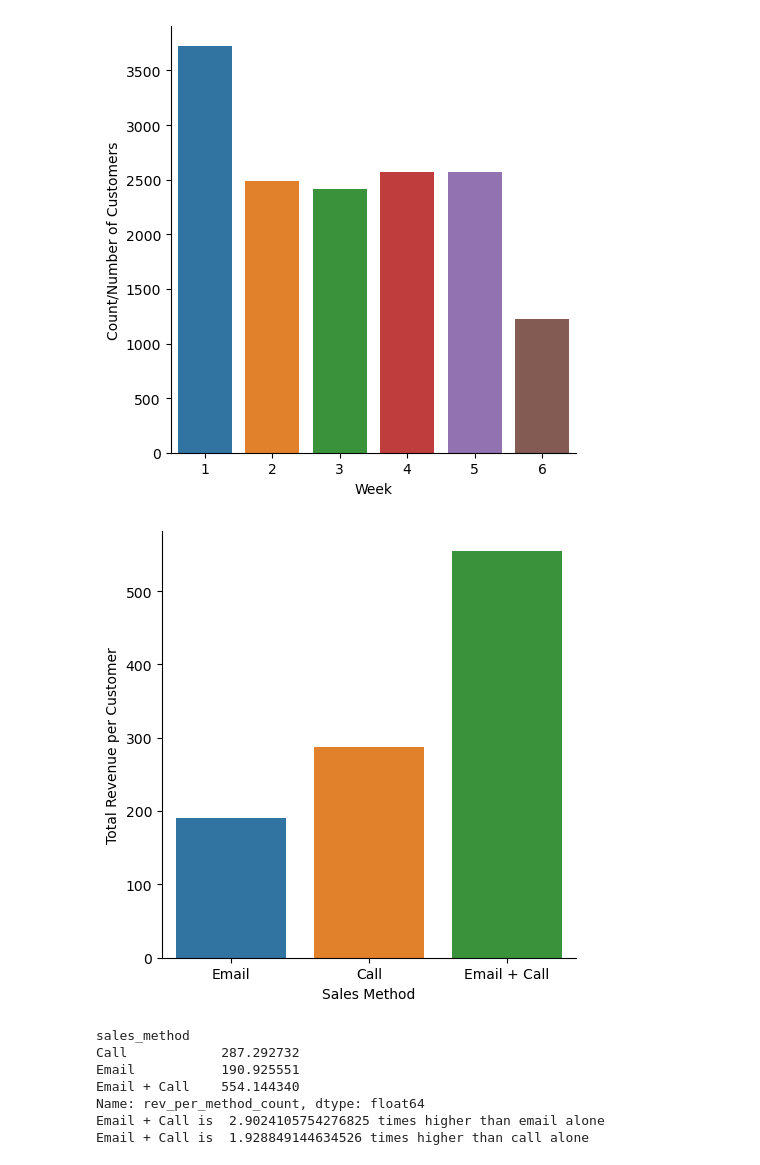
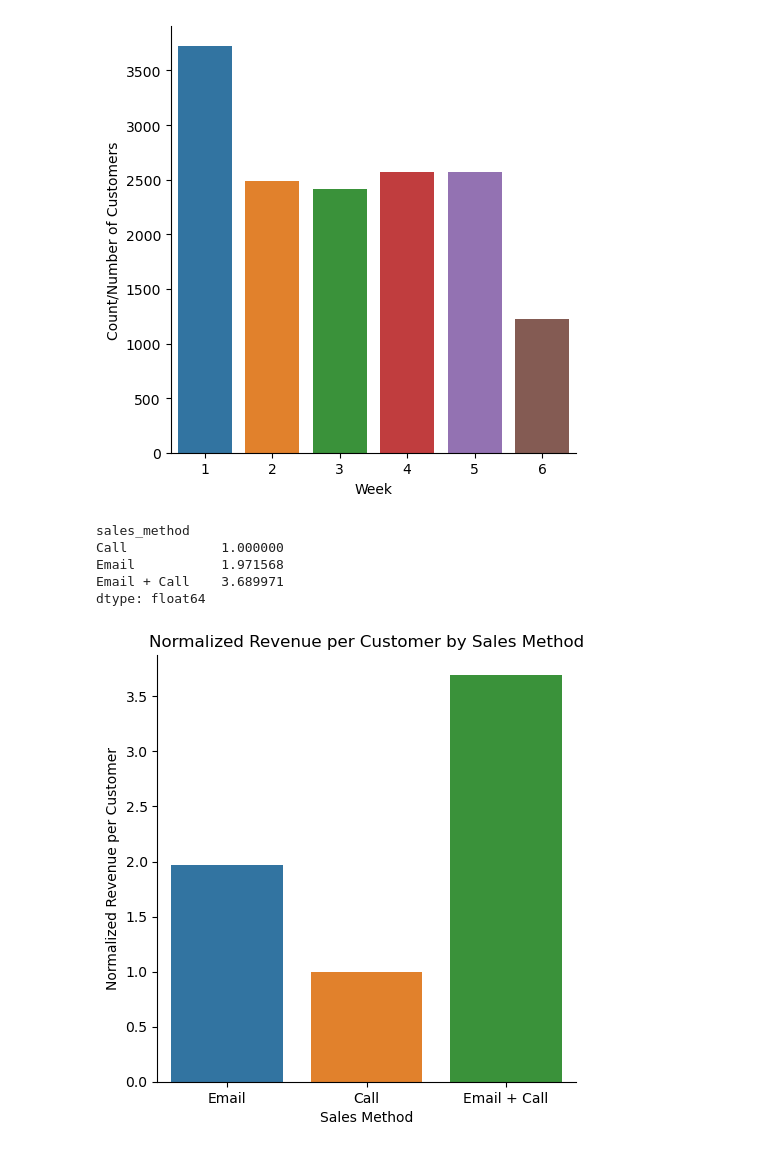
Before and after one commit to Vicbeg/product-sales, a Jupyter notebook: Pens&Printers_analysis_Python.ipynb, the cells around one changed output. Saved outputs shown, nothing was run; the diff lists cells and outputs as text; code cells hidden in the pictures.

```diff
--- a/Pens&Printers_analysis_Python.ipynb
+++ b/Pens&Printers_analysis_Python.ipynb
@@ -389,31 +391,42 @@ dtype: float64
 # %%
 #Plotting revenue per strategy count
 
-df['method_count'] = df.groupby('sales_method')['sales_method'].transform('count')
+# Calculate the total revenue and number of customers per sales method
+revenue_per_method = df.groupby('sales_method')['revenue'].sum()
+customers_per_method = df.groupby('sales_method')['customer_id'].nunique()
 
-# Divide total revenue by the count of each sales_method type
-df['rev_per_method_count'] = df['revenue'].sum() / df['method_count']
+# Calculate revenue per customer for each sales method
+revenue_per_customer = revenue_per_method / customers_per_method
 
-g = sns.catplot(x='sales_method', y='rev_per_method_count', data=df, kind='bar', order=sales_order)
-g.set_axis_labels("Sales Method", "Total Revenue per Customer")
-plt.savefig("Total_revenue_per_sales_method.png",dpi=300, bbox_inches="tight")
+# Normalize the values relative to 'Call'
+normalization_factor = revenue_per_customer['Call']
+normalized_revenue_per_customer = revenue_per_customer / normalization_factor
+
+# Convert revenue_per_customer and normalized_revenue_per_customer to DataFrame
+revenue_per_customer_df = revenue_per_customer.reset_index()
+revenue_per_customer_df.columns = ['sales_method', 'revenue_per_customer']
+
+normalized_revenue_per_customer_df = normalized_revenue_per_customer.reset_index()
+normalized_revenue_per_customer_df.columns = ['sales_method', 'normalized_revenue_per_customer']
+
+print(normalized_revenue_per_customer)
+normalized_revenue_per_customer.to_csv('Normalised_revenue.csv')
+
+
+# Plot the normalized revenue per customer per sales method
+sns.catplot(x='sales_method', y='normalized_revenue_per_customer', data=normalized_revenue_per_customer_df, order=sales_order, kind='bar')
+plt.xlabel('Sales Method')
+plt.ylabel('Normalized Revenue per Customer')
+plt.title('Normalized Revenue per Customer by Sales Method')
+plt.savefig("normalized_revenue_per_customer.png", dpi=300, bbox_inches="tight")
 plt.show()
-
-Mean = df.groupby('sales_method')['rev_per_method_count'].mean()
-print(Mean)
-Fold_over_email = Mean["Email + Call"]/Mean["Email"]
-Fold_over_call= Mean["Email + Call"]/Mean["Call"]
-print("Email + Call is ", Fold_over_email, "times higher than email alone")
-print("Email + Call is ", Fold_over_call, "times higher than call alone")
 # %% [output]
+sales_method
+Call            1.000000
+Email           1.971568
+Email + Call    3.689971
+dtype: float64
-[figure, old version]
+[figure, new version]
-sales_method
-Call            287.292732
-Email           190.925551
-Email + Call    554.144340
-Name: rev_per_method_count, dtype: float64
-Email + Call is  2.9024105754276825 times higher than email alone
-Email + Call is  1.928849144634526 times higher than call alone
 # %%
 # years as customer vs revenue
 
```
Also changed, not shown: parts of 8 cells of this notebook, 1 other file.
